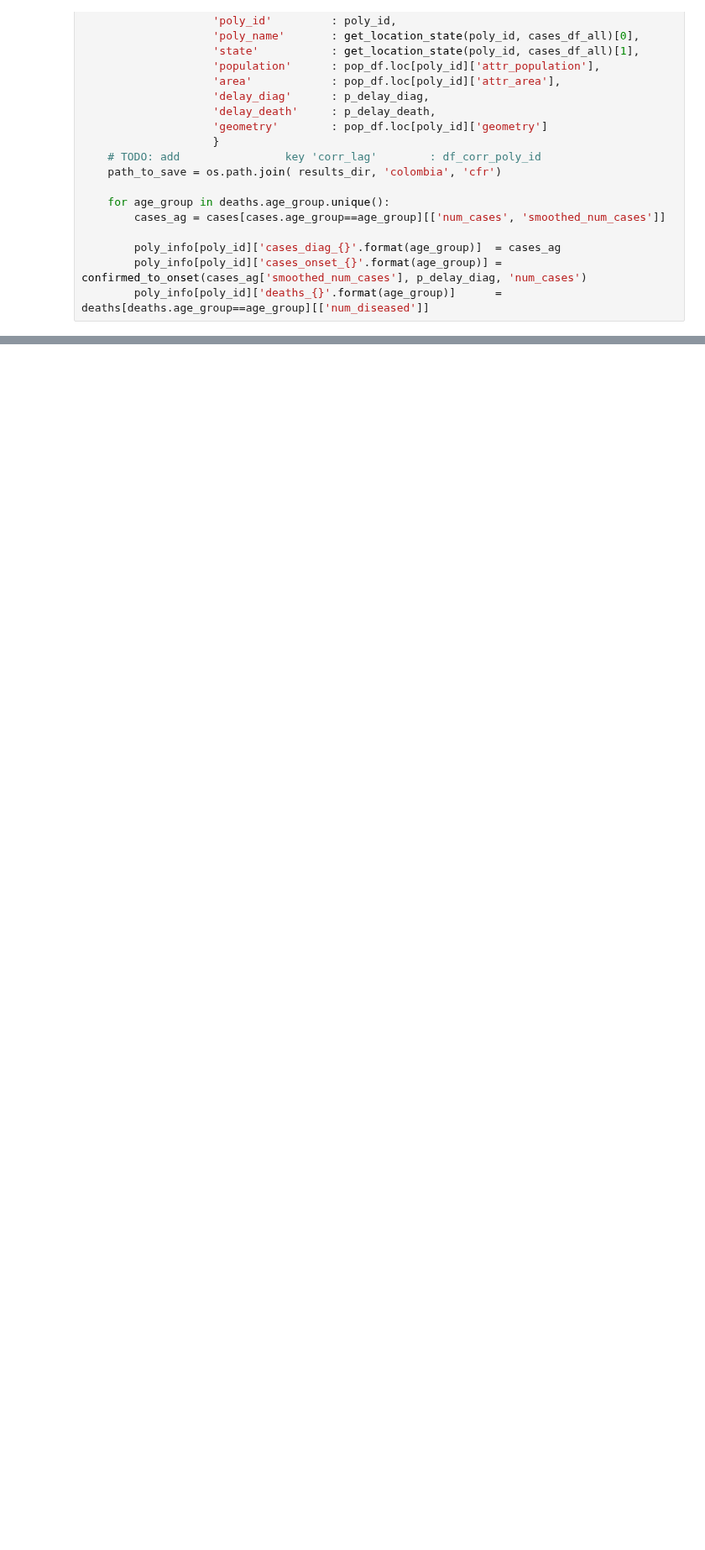
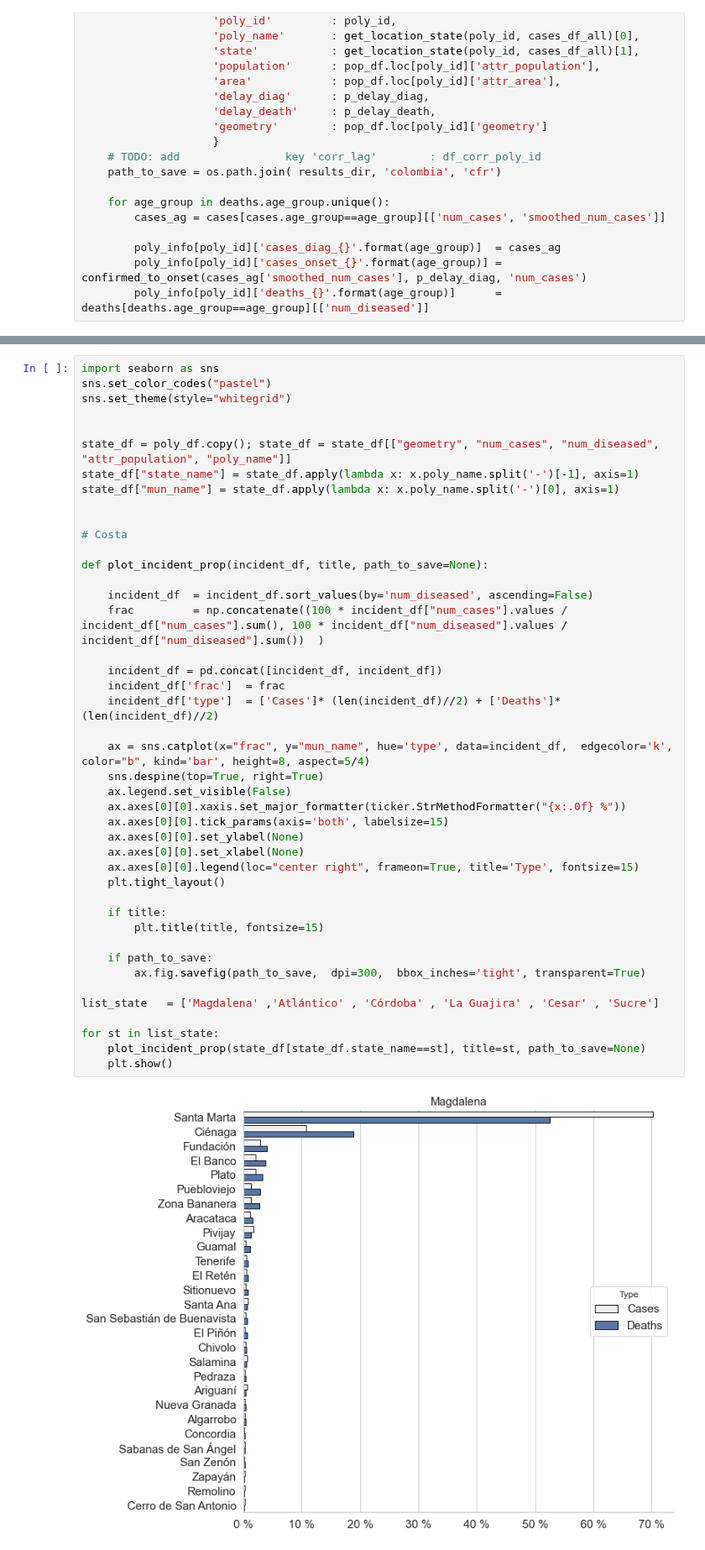
Before and after one commit to biomac-lab/covid19_forecast, a Jupyter notebook: prototypes/plots.ipynb, the cells around one changed output, grey strips where cells are left out. Shown at 84% size. Drawn from its saved outputs; the diff is of its cells as text; blank space fills up the shorter version.

Commit message:
adding depto plots

```diff
--- a/prototypes/plots.ipynb
+++ b/prototypes/plots.ipynb
@@ -265,0 +341,45 @@ for idx, poly_id in tqdm(enumerate(cases_df.reset_index()['poly_id'].unique())):
+# %%
+import seaborn as sns
+sns.set_color_codes("pastel")
+sns.set_theme(style="whitegrid")
+
+
+state_df = poly_df.copy(); state_df = state_df[["geometry", "num_cases", "num_diseased", "attr_population", "poly_name"]]
+state_df["state_name"] = state_df.apply(lambda x: x.poly_name.split('-')[-1], axis=1)
+state_df["mun_name"] = state_df.apply(lambda x: x.poly_name.split('-')[0], axis=1)
+
+
+# Costa
+
+def plot_incident_prop(incident_df, title, path_to_save=None):
+
+    incident_df  = incident_df.sort_values(by='num_diseased', ascending=False)
+    frac         = np.concatenate((100 * incident_df["num_cases"].values / incident_df["num_cases"].sum(), 100 * incident_df["num_diseased"].values / incident_df["num_diseased"].sum())  )
+
+    incident_df = pd.concat([incident_df, incident_df])
+    incident_df['frac']  = frac
+    incident_df['type']  = ['Cases']* (len(incident_df)//2) + ['Deaths']*(len(incident_df)//2)
+
+    ax = sns.catplot(x="frac", y="mun_name", hue='type', data=incident_df,  edgecolor='k', color="b", kind='bar', height=8, aspect=5/4)
+    sns.despine(top=True, right=True)
+    ax.legend.set_visible(False)
+    ax.axes[0][0].xaxis.set_major_formatter(ticker.StrMethodFormatter("{x:.0f} %"))
+    ax.axes[0][0].tick_params(axis='both', labelsize=15)
+    ax.axes[0][0].set_ylabel(None)
+    ax.axes[0][0].set_xlabel(None)
+    ax.axes[0][0].legend(loc="center right", frameon=True, title='Type', fontsize=15)
+    plt.tight_layout()
+
+    if title:
+        plt.title(title, fontsize=15)
+
+    if path_to_save:
+        ax.fig.savefig(path_to_save,  dpi=300,  bbox_inches='tight', transparent=True)
+
+list_state   = ['Magdalena' ,'Atlántico' , 'Córdoba' , 'La Guajira' , 'Cesar' , 'Sucre']
+
+for st in list_state:
+    plot_incident_prop(state_df[state_df.state_name==st], title=st, path_to_save=None)
+    plt.show()
+# %% [output]
+[figure, added]
```
Also changed, not shown: parts of 8 cells of this notebook, 1 other file.
